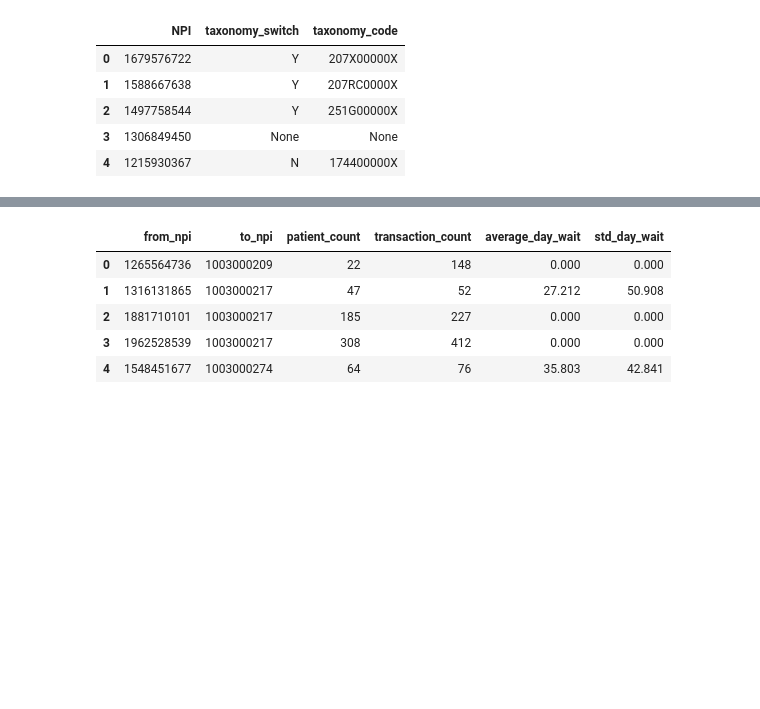
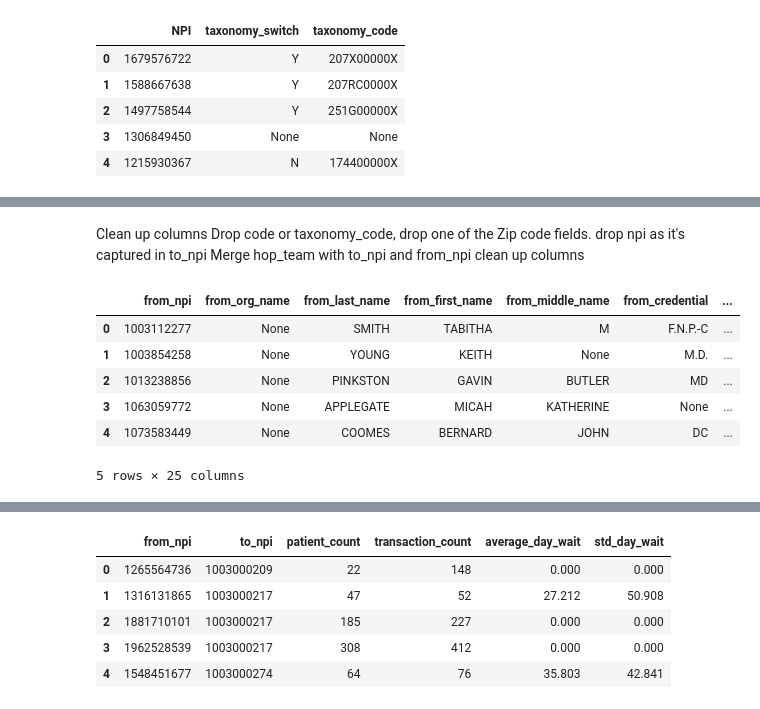
Before and after one commit to nss-data-science-cohort-5/hop_team-hot_pretzels, a Jupyter notebook: hop_teaming_EDA_JG.ipynb, the cells around one changed output, grey strips where cells are left out. Cells and saved outputs as stored; diff of their text form; code cells hidden in the pictures; blank space fills up the shorter version.

```diff
--- a/hop_teaming_EDA_JG.ipynb
+++ b/hop_teaming_EDA_JG.ipynb
@@ -115,0 +167,76 @@ nppes_5.head()
+# %% [markdown]
+Clean up columns
+    Drop code or taxonomy_code,
+    drop one of the Zip code fields.
+    drop npi as it's captured in to_npi
+Merge hop_team with to_npi and from_npi
+    clean up columns
+# %%
+query = '''
+WITH from_npi AS (
+SELECT npi AS from_npi,
+    "provider_organization_name_(legal_business_name)" AS from_org_name,
+    "provider_last_name_(legal_name)" AS from_last_name,
+    provider_first_name AS from_first_name,
+    provider_middle_name AS from_middle_name,
+    provider_credential_text AS from_credential,
+    provider_first_line_business_practice_location_address AS from_address,
+    provider_second_line_business_practice_location_address AS from_2_address,
+    provider_business_practice_location_address_city_name AS from_city,
+    provider_business_practice_location_address_state_name AS from_state,
+    substring(nppes.provider_business_practice_location_address_postal_code, 1, 5) AS from_zip
+FROM nppes
+WHERE entity_type_code = 1.0
+),
+surrounding_cbsa AS(
+SELECT CAST(zip as TEXT) as zip,
+cbsa,
+usps_zip_pref_city,
+usps_zip_pref_state,
+res_ratio,
+bus_ratio,
+oth_ratio,
+tot_ratio
+FROM cbsa
+WHERE cbsa = 17300
+OR cbsa = 14540
+OR cbsa = 27180
+OR cbsa = 18260
+OR cbsa = 30280
+OR cbsa = 43180
+OR cbsa = 46100
+OR cbsa = 32660
+OR cbsa = 16860
+),
+taxon AS (
+SELECT npi, taxonomy_code
+FROM taxonomy
+WHERE taxonomy_switch = 'Y'
+),
+codes AS(
+SELECT code, classification, specialization, display_name
+FROM nucc
+)
+SELECT *
+FROM from_npi
+JOIN surrounding_cbsa
+on from_npi.from_zip = zip
+JOIN taxon
+ON from_npi.from_npi = npi
+JOIN codes
+ON codes.code = taxon.taxonomy_code
+'''
+with sqlite3.connect('data/hop_team.sqlite') as db:
+    from_npi = pd.read_sql(query,db)
+
+db.close()
+from_npi.to_csv('data/from_npi.csv')
+from_npi.head()
+# %% [output]
+|  | from_npi | from_org_name | from_last_name | from_first_name | from_middle_name | from_credential | ... |
+| 0 | 1003112277 | None | SMITH | TABITHA | M | F.N.P.-C | ... |
+| 1 | 1003854258 | None | YOUNG | KEITH | None | M.D. | ... |
+| 2 | 1013238856 | None | PINKSTON | GAVIN | BUTLER | MD | ... |
+| 3 | 1063059772 | None | APPLEGATE | MICAH | KATHERINE | None | ... |
+| 4 | 1073583449 | None | COOMES | BERNARD | JOHN | DC | ... |
+5 rows × 25 columns
```
Also changed, not shown: parts of 11 cells of this notebook.
